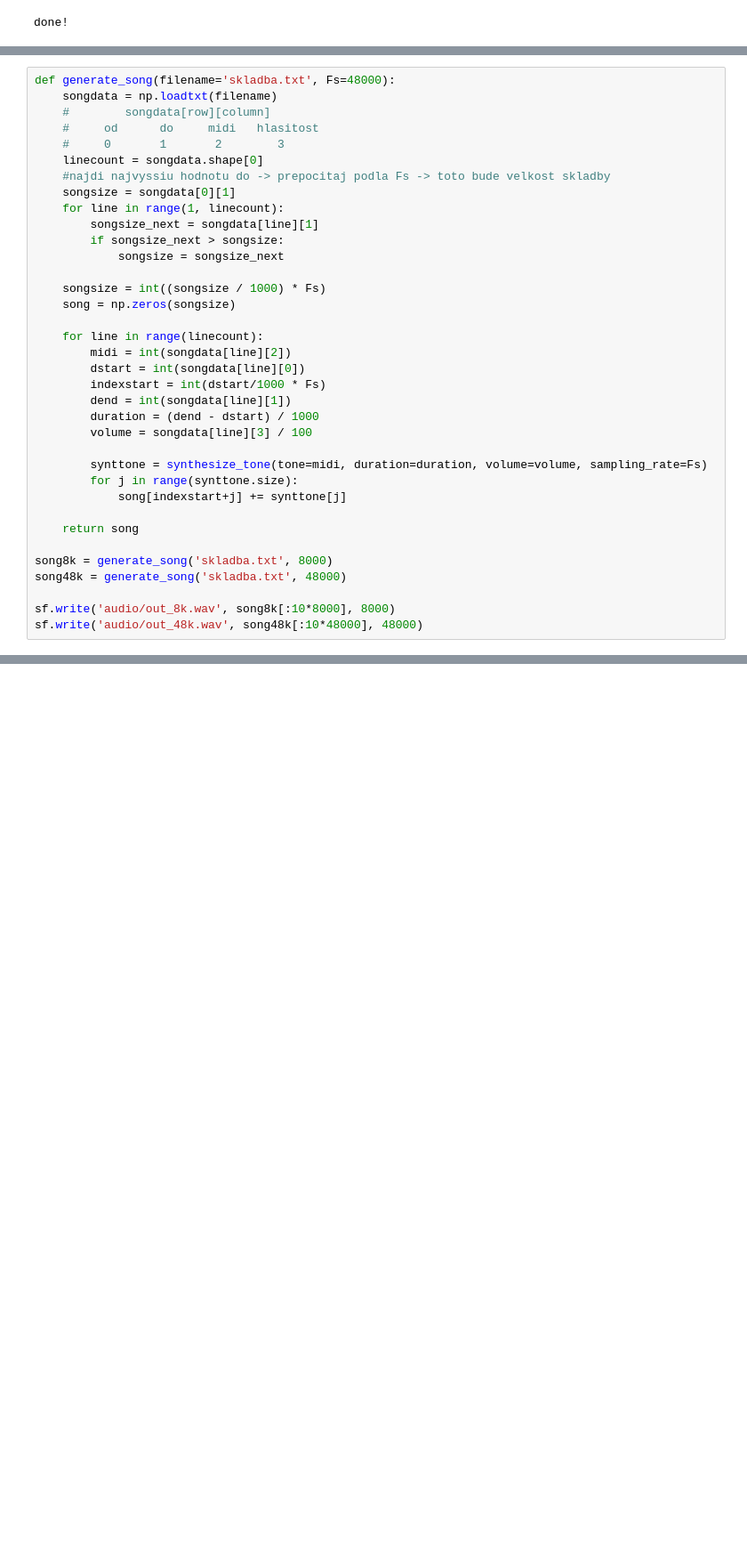
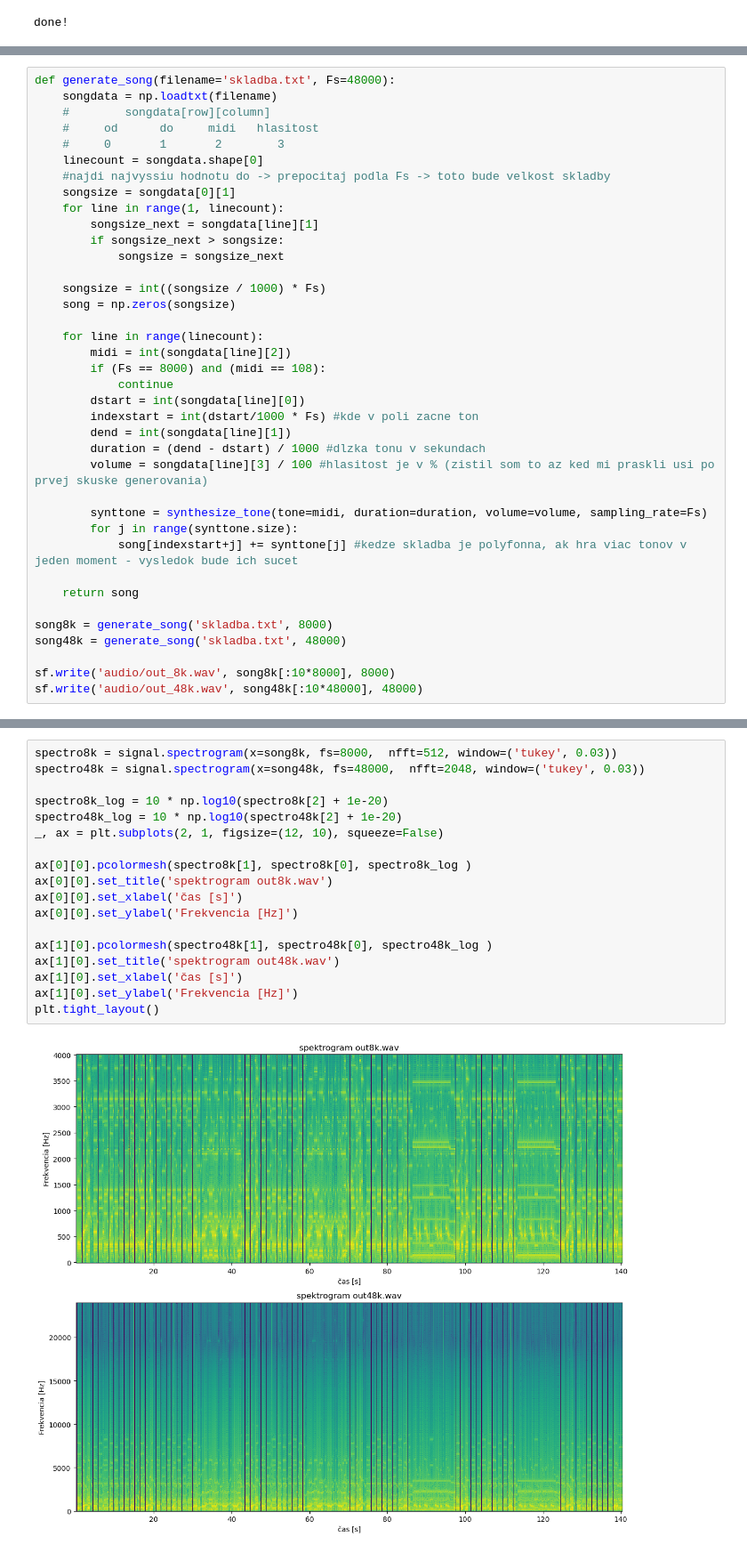
Before and after one commit to youruncle1/ISS-proj, a Jupyter notebook: iss_proj.ipynb, the cells around one changed output, grey strips where cells are left out. Shown at 89% size. Cells and saved outputs as stored; diff of their text form; blank space fills up the shorter version.

```diff
--- a/iss_proj.ipynb
+++ b/iss_proj.ipynb
@@ -307,15 +379,17 @@ def generate_song(filename='skladba.txt', Fs=48000):
 
     for line in range(linecount):
         midi = int(songdata[line][2])
+        if (Fs == 8000) and (midi == 108):
+            continue
         dstart = int(songdata[line][0])
-        indexstart = int(dstart/1000 * Fs)
+        indexstart = int(dstart/1000 * Fs) #kde v poli zacne ton
         dend = int(songdata[line][1])
-        duration = (dend - dstart) / 1000
-        volume = songdata[line][3] / 100
+        duration = (dend - dstart) / 1000 #dlzka tonu v sekundach
+        volume = songdata[line][3] / 100 #hlasitost je v % (zistil som to az ked mi praskli usi po prvej skuske generovania)
 
         synttone = synthesize_tone(tone=midi, duration=duration, volume=volume, sampling_rate=Fs)
         for j in range(synttone.size):
-            song[indexstart+j] += synttone[j]
+            song[indexstart+j] += synttone[j] #kedze skladba je polyfonna, ak hra viac tonov v jeden moment - vysledok bude ich sucet
 
     return song
 
@@ -326,0 +405,20 @@ sf.write('audio/out_48k.wav', song48k[:10*48000], 48000)
+# %%
+spectro8k = signal.spectrogram(x=song8k, fs=8000,  nfft=512, window=('tukey', 0.03))
+spectro48k = signal.spectrogram(x=song48k, fs=48000,  nfft=2048, window=('tukey', 0.03))
+
+spectro8k_log = 10 * np.log10(spectro8k[2] + 1e-20)
+spectro48k_log = 10 * np.log10(spectro48k[2] + 1e-20)
+_, ax = plt.subplots(2, 1, figsize=(12, 10), squeeze=False)
+
+ax[0][0].pcolormesh(spectro8k[1], spectro8k[0], spectro8k_log )
+ax[0][0].set_title('spektrogram out8k.wav')
+ax[0][0].set_xlabel('čas [s]')
+ax[0][0].set_ylabel('Frekvencia [Hz]')
+
+ax[1][0].pcolormesh(spectro48k[1], spectro48k[0], spectro48k_log )
+ax[1][0].set_title('spektrogram out48k.wav')
+ax[1][0].set_xlabel('čas [s]')
+ax[1][0].set_ylabel('Frekvencia [Hz]')
+plt.tight_layout()
+# %% [output]
+[figure, added]
```
Also changed, not shown: parts of 16 cells of this notebook.
